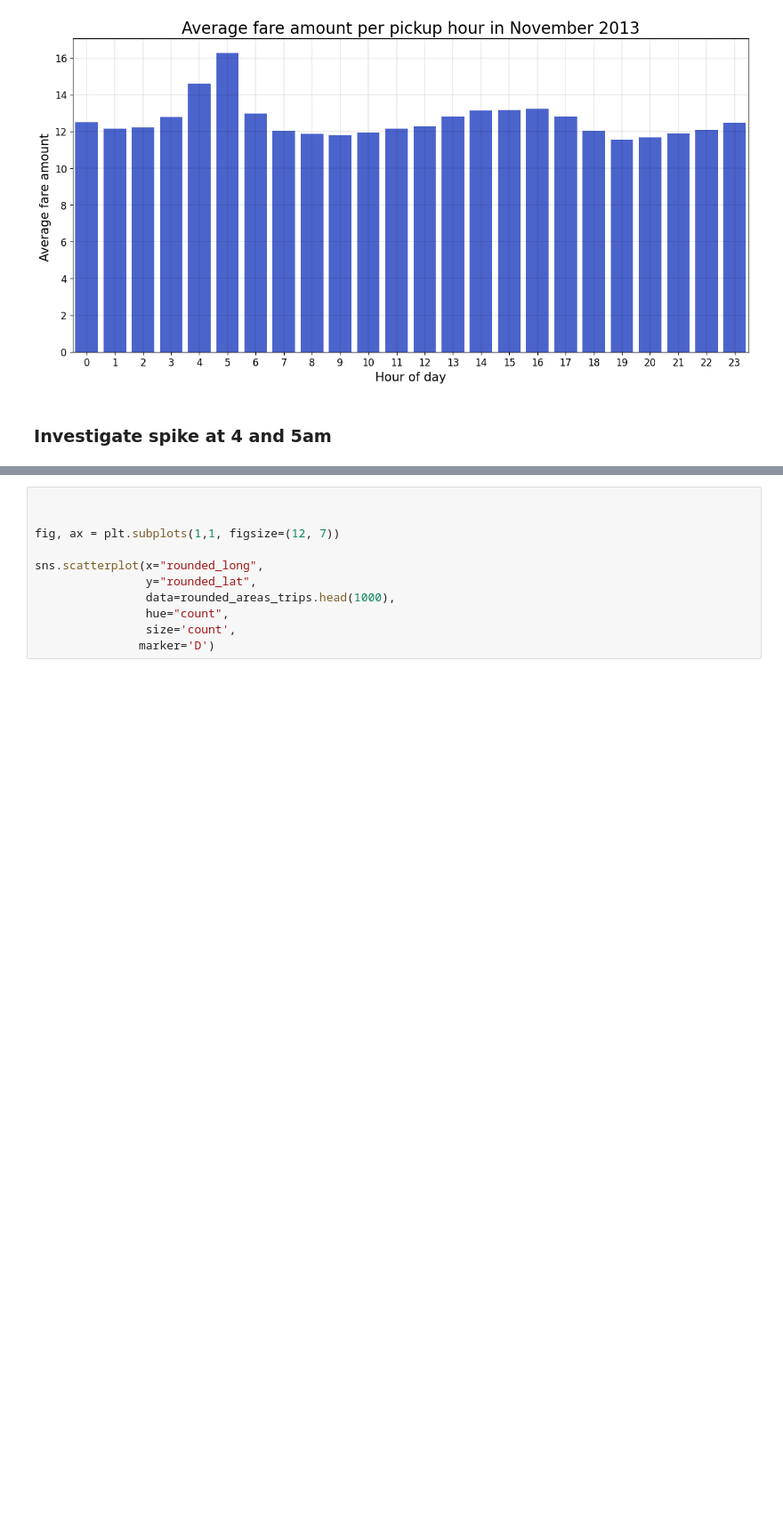
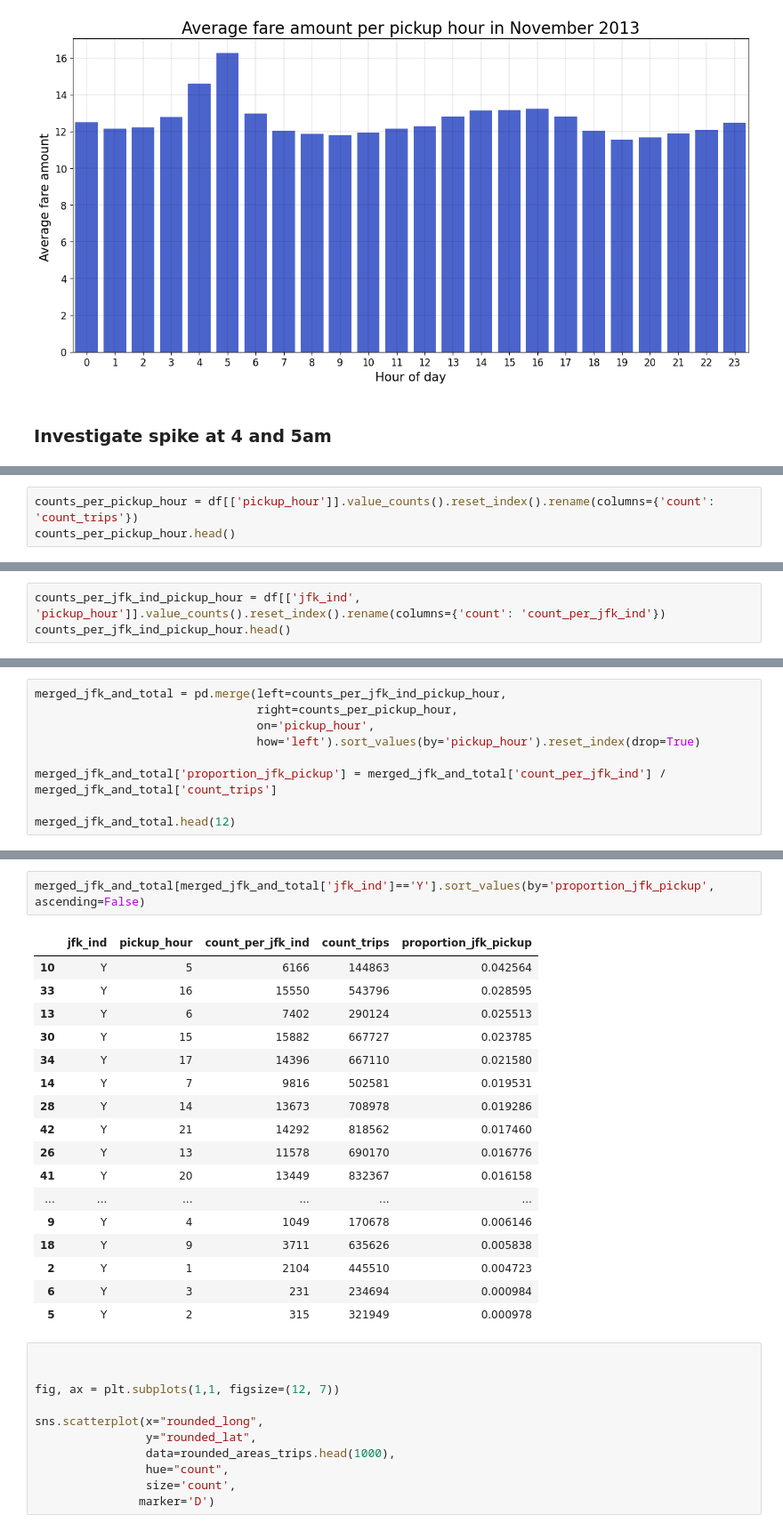
Before and after one commit to benmurphy97/nyc-taxi-cab, a Jupyter notebook: EDA-1.3-time-and-fare.ipynb, the cells around one changed output, grey strips where cells are left out. Shown at 89% size. Drawn from its saved outputs; the diff is of its cells as text; blank space fills up the shorter version.

```diff
--- a/EDA-1.3-time-and-fare.ipynb
+++ b/EDA-1.3-time-and-fare.ipynb
@@ -177,0 +196,3 @@ rounded_areas_trips
+# %%
+counts_per_pickup_hour = df[['pickup_hour']].value_counts().reset_index().rename(columns={'count': 'count_trips'})
+counts_per_pickup_hour.head()
@@ -177,0 +206,3 @@ rounded_areas_trips
+# %%
+counts_per_jfk_ind_pickup_hour = df[['jfk_ind', 'pickup_hour']].value_counts().reset_index().rename(columns={'count': 'count_per_jfk_ind'})
+counts_per_jfk_ind_pickup_hour.head()
@@ -177,0 +216,9 @@ rounded_areas_trips
+# %%
+merged_jfk_and_total = pd.merge(left=counts_per_jfk_ind_pickup_hour,
+                                right=counts_per_pickup_hour,
+                                on='pickup_hour',
+                                how='left').sort_values(by='pickup_hour').reset_index(drop=True)
+
+merged_jfk_and_total['proportion_jfk_pickup'] = merged_jfk_and_total['count_per_jfk_ind'] / merged_jfk_and_total['count_trips']
+
+merged_jfk_and_total.head(12)
@@ -178,3 +239,23 @@ rounded_areas_trips
+# %%
+merged_jfk_and_total[merged_jfk_and_total['jfk_ind']=='Y'].sort_values(by='proportion_jfk_pickup', ascending=False)
+# %% [output]
+|  | jfk_ind | pickup_hour | count_per_jfk_ind | count_trips | proportion_jfk_pickup |
+| 10 | Y | 5 | 6166 | 144863 | 0.042564 |
+| 33 | Y | 16 | 15550 | 543796 | 0.028595 |
+| 13 | Y | 6 | 7402 | 290124 | 0.025513 |
+| 30 | Y | 15 | 15882 | 667727 | 0.023785 |
+| 34 | Y | 17 | 14396 | 667110 | 0.021580 |
+| 14 | Y | 7 | 9816 | 502581 | 0.019531 |
+| 28 | Y | 14 | 13673 | 708978 | 0.019286 |
+| 42 | Y | 21 | 14292 | 818562 | 0.017460 |
+| 26 | Y | 13 | 11578 | 690170 | 0.016776 |
+| 41 | Y | 20 | 13449 | 832367 | 0.016158 |
+| ... | ... | ... | ... | ... | ... |
+| 9 | Y | 4 | 1049 | 170678 | 0.006146 |
+| 18 | Y | 9 | 3711 | 635626 | 0.005838 |
+| 2 | Y | 1 | 2104 | 445510 | 0.004723 |
+| 6 | Y | 3 | 231 | 234694 | 0.000984 |
+| 5 | Y | 2 | 315 | 321949 | 0.000978 |
 # %%
 
 
```
Also changed, not shown: parts of 12 cells of this notebook.
